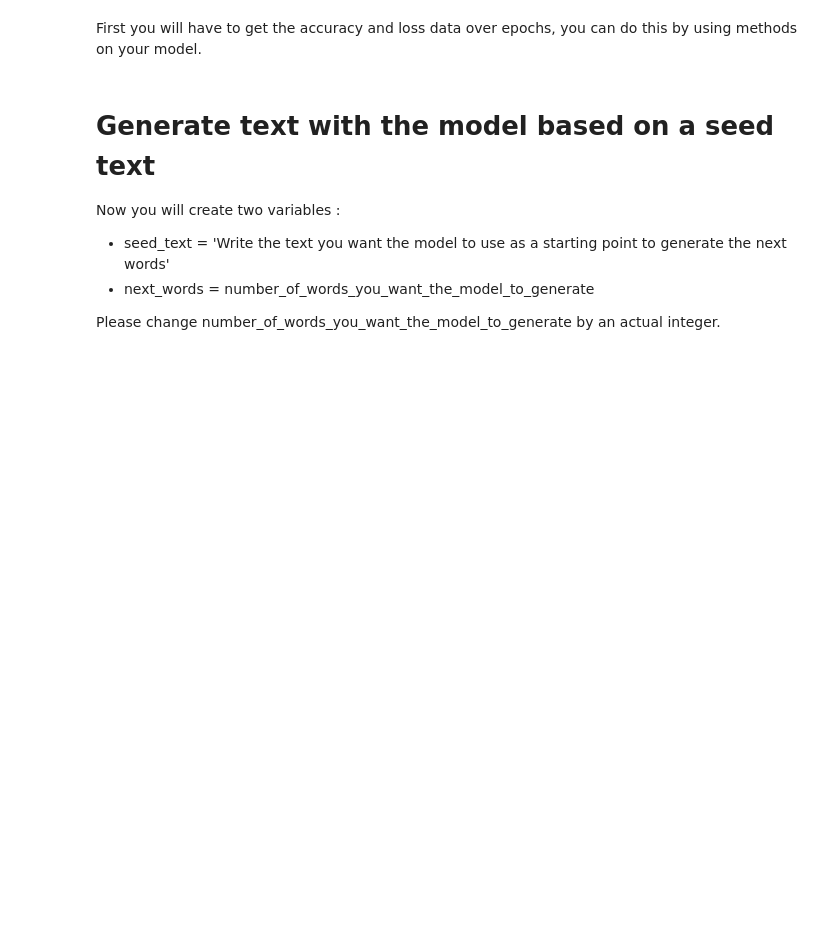
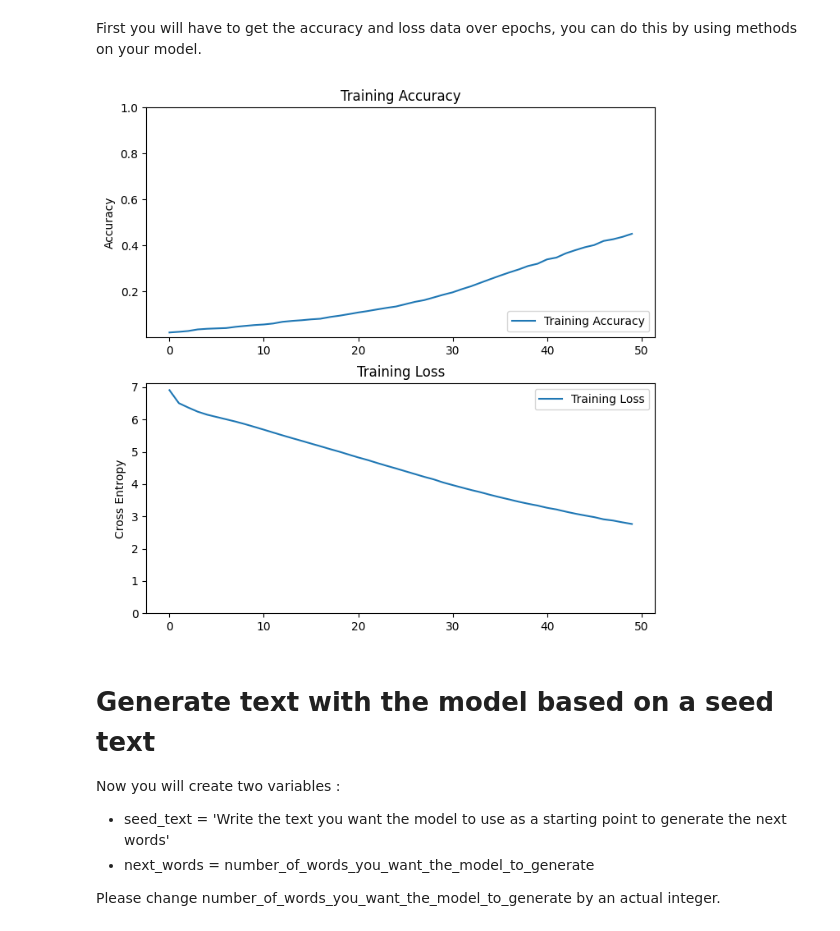
Before and after one commit to nadiastoyanova/lab-text-generation-shakespeare, a Jupyter notebook: main.ipynb, the cells around one changed output. Drawn from its saved outputs; the diff is of its cells as text; code cells hidden in the pictures; blank space fills up the shorter version.

```diff
--- a/main.ipynb
+++ b/main.ipynb
@@ -90,3 +109,7 @@ Assign the result back to our variable labels.
+# %%
+# Your code here :
+labels = np.array(labels)
+labels = ku.to_categorical(labels, num_classes=total_words)
 # %% [markdown]
 # Initialize the Model
 
@@ -114,9 +131,21 @@ model = Sequential([
+# %%
+model = Sequential([
+
+    # Your code here :
+    Embedding(total_words, 100, input_length=max_sequence_len-1),
+    Bidirectional(LSTM(150, return_sequences=True)),
+    Dropout(0.2),
+    LSTM(100),
+    Dense(total_words//2, activation='relu', kernel_regularizer=regularizers.l2(0.01)),
+    Dense(total_words, activation='softmax'),
+])
 # %% [markdown]
 # Compile the Model:
 
 Compile the model using categorical crossentropy as the loss function, the Adam optimizer for efficient training, and accuracy as the metric to evaluate during training.
 # %%
 # Your code here :
+model.compile(loss='categorical_crossentropy', optimizer='adam', metrics=['accuracy'])
 # %% [markdown]
 # Print Model Summary:
 
@@ -135,3 +185,4 @@ That way you will get better text generation at the end.
 However, dont waste your time.
 # %%
 # Your code here :
+history = model.fit(predictors, labels, epochs=50, verbose=1)
@@ -144,3 +211,26 @@ First you will have to get the accuracy and loss data over epochs, you can do th
+# %%
+# Your code here :
+import matplotlib.pyplot as plt
+acc = history.history['accuracy']
+loss = history.history['loss']
+
+plt.figure(figsize=(8, 8))
+plt.subplot(2, 1, 1)
+plt.plot(acc, label='Training Accuracy')
+plt.legend(loc='lower right')
+plt.ylabel('Accuracy')
+plt.ylim([min(plt.ylim()),1])
+plt.title('Training Accuracy')
+
+plt.subplot(2, 1, 2)
+plt.plot(loss, label='Training Loss')
+plt.legend(loc='upper right')
+plt.ylabel('Cross Entropy')
+plt.ylim([0,max(plt.ylim())])
+plt.title('Training Loss')
+plt.show()
+# %% [output]
+[figure, added]
 # %% [markdown]
 # Generate text with the model based on a seed text
 
```
Also changed, not shown: parts of 23 cells of this notebook.
